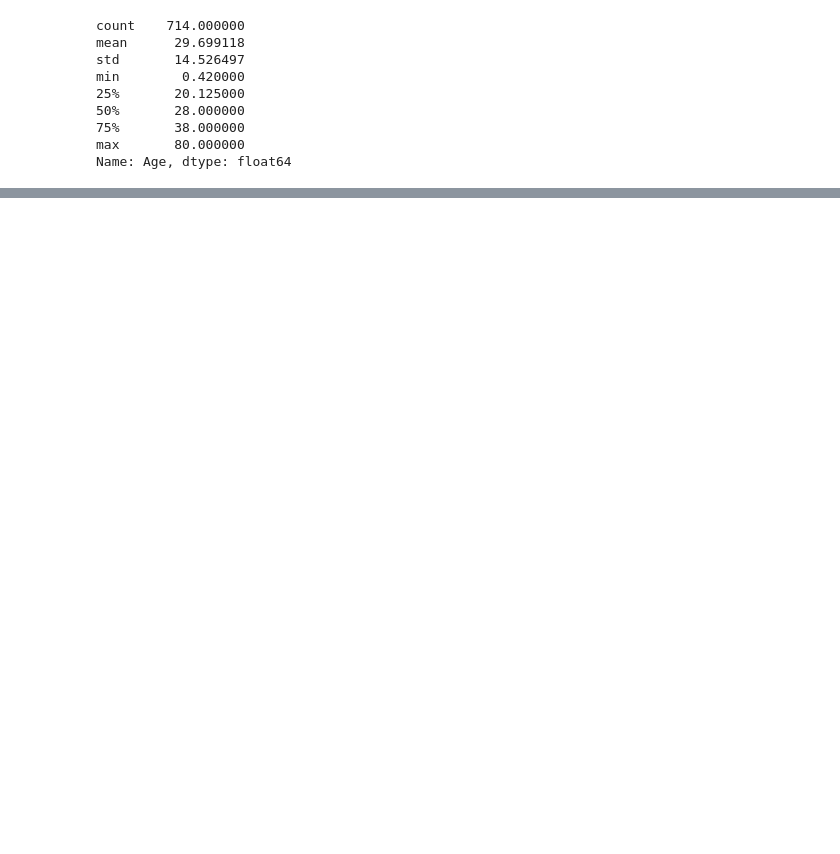
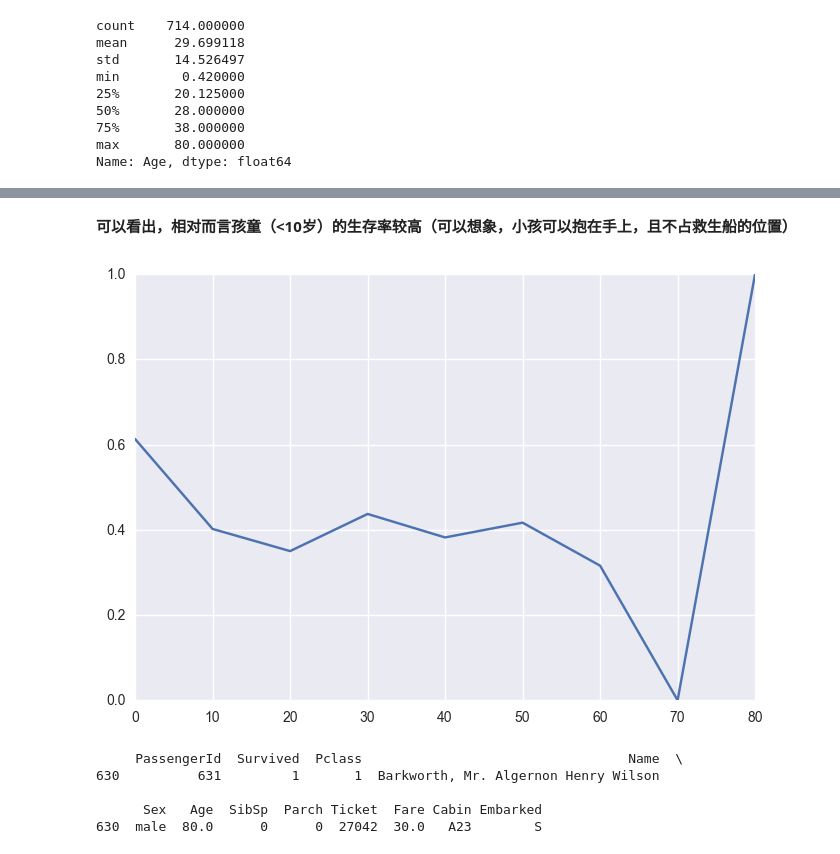
Before and after one commit to deCHN/DA-P2, a Jupyter notebook: titanic_data_explore.ipynb, the cells around one changed output, grey strips where cells are left out. Saved outputs shown, nothing was run; the diff lists cells and outputs as text; code cells hidden in the pictures; blank space fills up the shorter version.

```diff
--- a/titanic_data_explore.ipynb
+++ b/titanic_data_explore.ipynb
@@ -206,12 +207,7 @@ Name: Age, dtype: float64
 # %%
 import math
 df2 = df.loc[:,['Age', 'Survived']].dropna()
-binsize = 5
-df2['Age20'] = df2.Age.apply(lambda n: math.floor(n/binsize)*binsize)
+binsize = 10
+df2['Age10'] = df2.Age.apply(lambda n: math.floor(n/binsize)*binsize)
 print df2.head()
-byAge20 = df2.groupby(['Age20'])
-plt.plot(byAge20.Survived.sum().div(byAge20.size()))
-plt.show()
-
-#myCorr(df2['Survived'], age)
 # %% [output]
@@ -244,0 +222,4 @@ def hashPclassSex(sex, pclass):
+# %%
+byAge10 = df2.groupby(['Age10'])
+percentage = byAge10.Survived.sum().div(byAge10.size())
+print '\nSurvival ratio in percentage %:\n', percentage * 100
@@ -244,0 +239,22 @@ def hashPclassSex(sex, pclass):
+# %% [markdown]
+<b>可以看出，相对而言孩童（&lt;10岁）的生存率较高（可以想象，小孩可以抱在手上，且不占救生船的位置）</b>
+# %%
+plt.plot(percentage)
+plt.show()
+
+print df[df.Age==80]
+
+# Try to plot each 10years's statistic in boxplot, however the result is not so useful.
+#g0 = byAge10.Survived.get_group(0).values
+#g10 = byAge10.Survived.get_group(10).values
+#g20 = byAge10.Survived.get_group(20).values
+# ...
+#plt.boxplot([g0, g10, g20])
+#plt.show()
+# %% [output]
+[figure, added]
+     PassengerId  Survived  Pclass                                  Name  \
+630          631         1       1  Barkworth, Mr. Algernon Henry Wilson
+
+      Sex   Age  SibSp  Parch Ticket  Fare Cabin Embarked
+630  male  80.0      0      0  27042  30.0   A23        S
```
Also changed, not shown: parts of 18 cells of this notebook.
